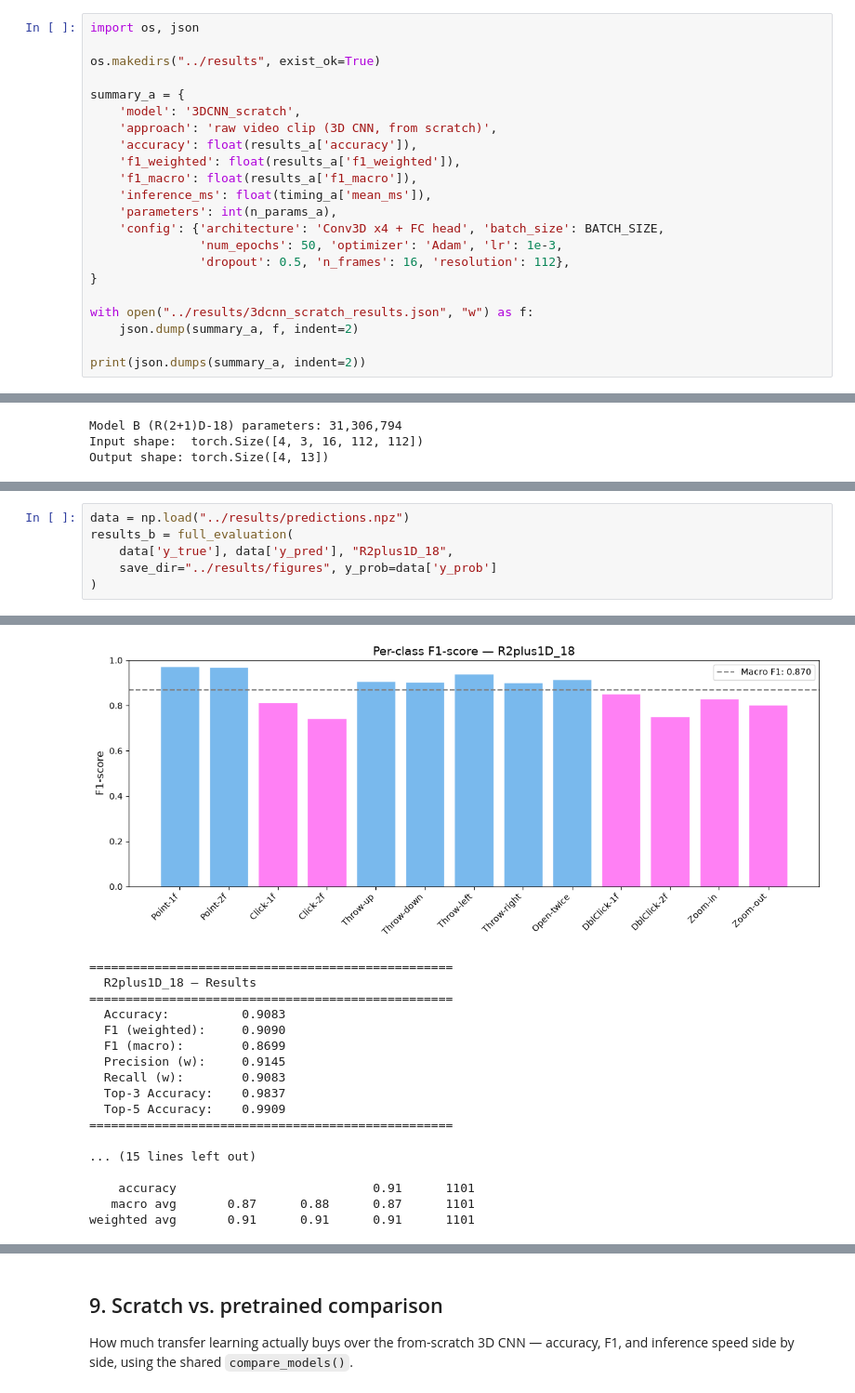
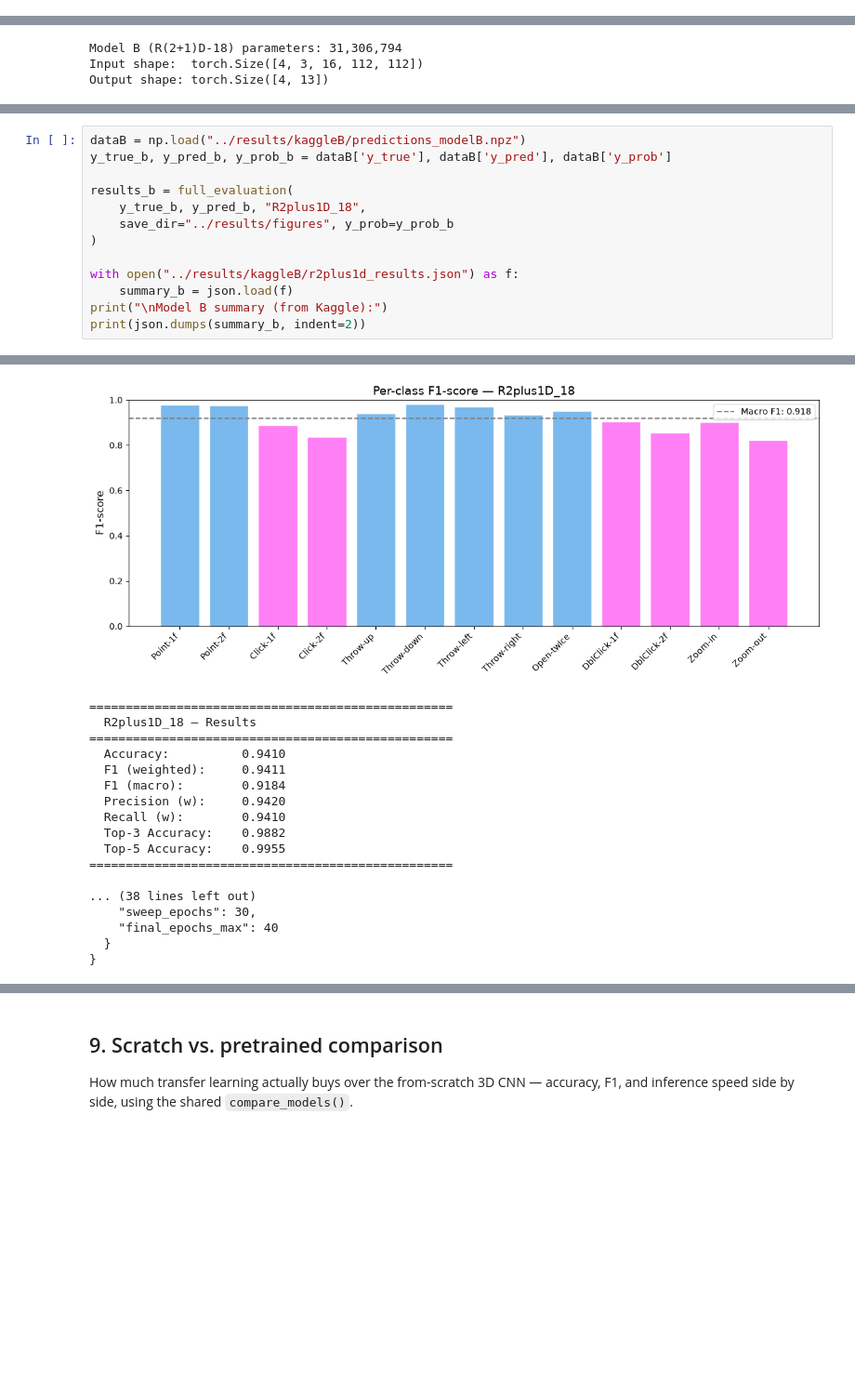
Before and after one commit to lanamatic/video-hand-gesture-recognition, a Jupyter notebook: notebooks/06_3dcnn_models.ipynb, the cells around one changed output, grey strips where cells are left out. Shown at 93% size. Cells and saved outputs as stored; diff of their text form; blank space fills up the shorter version.

Commit message:
Add Keggle trained models and change results accordingly

```diff
--- a/notebooks/06_3dcnn_models.ipynb
+++ b/notebooks/06_3dcnn_models.ipynb
@@ -409,22 +259,0 @@ Unusually, the weighted F1 (0.464) is *lower* than the macro F1 (0.517). This is
-# %%
-import os, json
-
-os.makedirs("../results", exist_ok=True)
-
-summary_a = {
-    'model': '3DCNN_scratch',
-    'approach': 'raw video clip (3D CNN, from scratch)',
-    'accuracy': float(results_a['accuracy']),
-    'f1_weighted': float(results_a['f1_weighted']),
-    'f1_macro': float(results_a['f1_macro']),
-    'inference_ms': float(timing_a['mean_ms']),
-    'parameters': int(n_params_a),
-    'config': {'architecture': 'Conv3D x4 + FC head', 'batch_size': BATCH_SIZE,
-               'num_epochs': 50, 'optimizer': 'Adam', 'lr': 1e-3,
-               'dropout': 0.5, 'n_frames': 16, 'resolution': 112},
-}
-
-with open("../results/3dcnn_scratch_results.json", "w") as f:
-    json.dump(summary_a, f, indent=2)
-
-print(json.dumps(summary_a, indent=2))
@@ -481,7 +286,14 @@ Output shape: torch.Size([4, 13])
 # %%
-data = np.load("../results/predictions.npz")
+dataB = np.load("../results/kaggleB/predictions_modelB.npz")
+y_true_b, y_pred_b, y_prob_b = dataB['y_true'], dataB['y_pred'], dataB['y_prob']
+
 results_b = full_evaluation(
-    data['y_true'], data['y_pred'], "R2plus1D_18",
-    save_dir="../results/figures", y_prob=data['y_prob']
+    y_true_b, y_pred_b, "R2plus1D_18",
+    save_dir="../results/figures", y_prob=y_prob_b
 )
+
+with open("../results/kaggleB/r2plus1d_results.json") as f:
+    summary_b = json.load(f)
+print("\nModel B summary (from Kaggle):")
+print(json.dumps(summary_b, indent=2))
 # %% [output]
@@ -489,18 +301,18 @@ results_b = full_evaluation(
-[figure, old version]
+[figure, new version]
 ==================================================
   R2plus1D_18 — Results
 ==================================================
-  Accuracy:          0.9083
-  F1 (weighted):     0.9090
-  F1 (macro):        0.8699
-  Precision (w):     0.9145
-  Recall (w):        0.9083
-  Top-3 Accuracy:    0.9837
-  Top-5 Accuracy:    0.9909
+  Accuracy:          0.9410
+  F1 (weighted):     0.9411
+  F1 (macro):        0.9184
+  Precision (w):     0.9420
+  Recall (w):        0.9410
+  Top-3 Accuracy:    0.9882
+  Top-5 Accuracy:    0.9955
 ==================================================
 
-... (15 lines left out)
-
-    accuracy                           0.91      1101
-   macro avg       0.87      0.88      0.87      1101
-weighted avg       0.91      0.91      0.91      1101
+... (38 lines left out)
+    "sweep_epochs": 30,
+    "final_epochs_max": 40
+  }
+}
```
Also changed, not shown: parts of 40 cells of this notebook, 28 other files.
